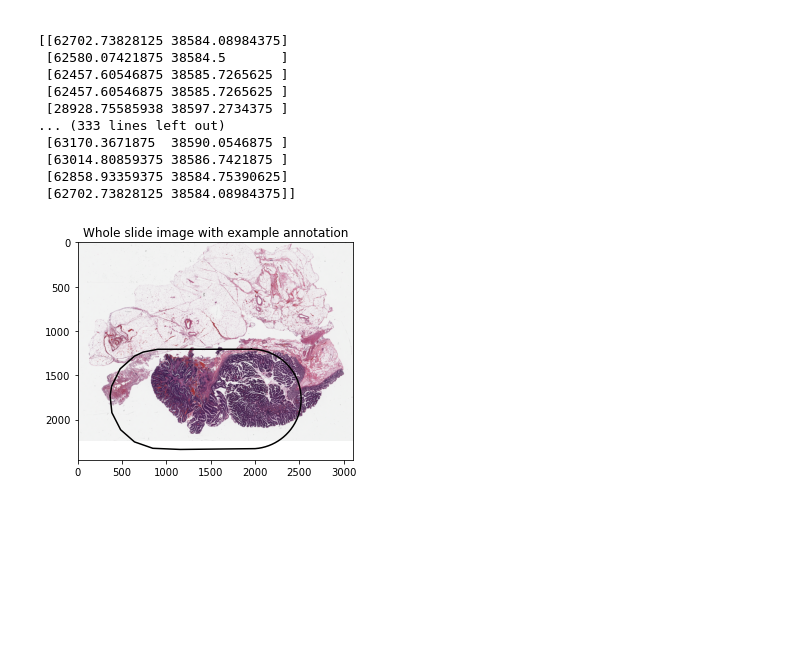
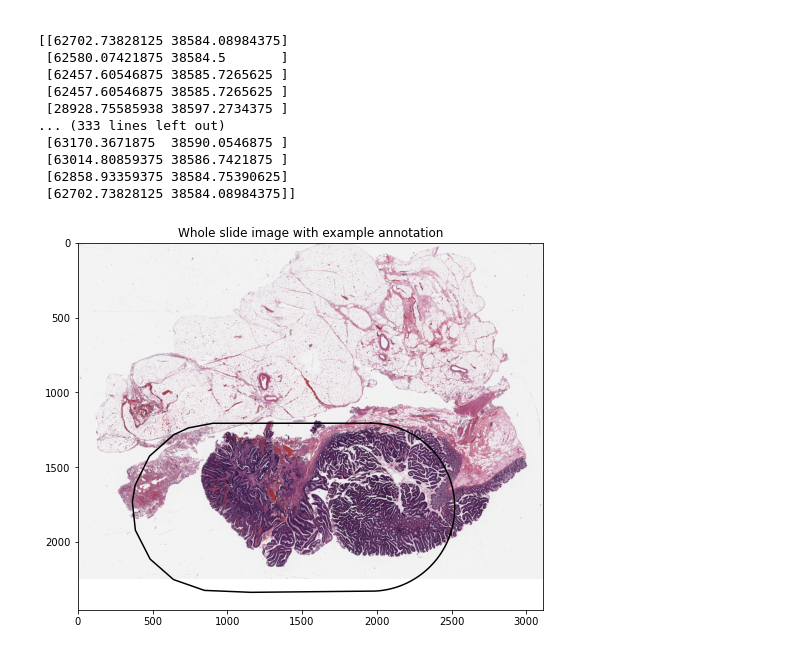
Before and after one commit to IsaiahPressman/Deep_learning_WSI_tutorial, a Jupyter notebook: Deep_learning_WSI_tutorial.ipynb, the cells around one changed output. Drawn from its saved outputs; the diff is of its cells as text; code cells hidden in the pictures; blank space fills up the shorter version.

```diff
--- a/Deep_learning_WSI_tutorial.ipynb
+++ b/Deep_learning_WSI_tutorial.ipynb
@@ -765,19 +770,20 @@ Decoded annotation data:
  [62858.93359375 38584.75390625]
  [62702.73828125 38584.08984375]]
 # %%
-wsi_path = list(Path('WSIs').rglob('*.svs'))[0]
-with OpenSlide(str(wsi_path)) as wsi:
+wsi_path = 'WSIs/MSS/TCGA-4N-A93T-01Z-00-DX1.82E240B1-22C3-46E3-891F-0DCE35C43F8B.svs'
+with OpenSlide(wsi_path) as wsi:
     level = wsi.level_count - 1
     example_wsi = wsi.read_region(
         (0, 0),
         level,
         wsi.level_dimensions[level]
     )
     downsample = wsi.level_downsamples[level]
 
+plt.figure(figsize=(12, 6.75))
 plt.imshow(example_wsi)
 plt.plot(annot[:, 0] / downsample, annot[:, 1] / downsample, color='black')
 plt.title('Whole slide image with example annotation')
 plt.show()
 # %% [output]
-[figure, old version]
+[figure, new version]
```
Also changed, not shown: parts of 14 cells of this notebook.
